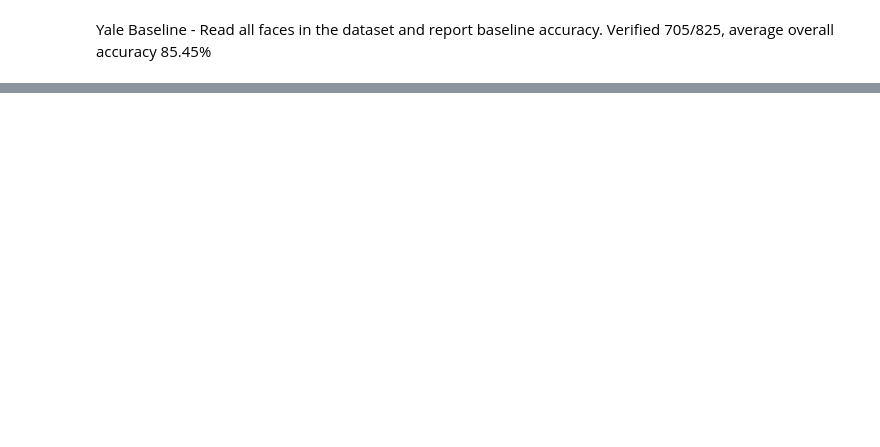
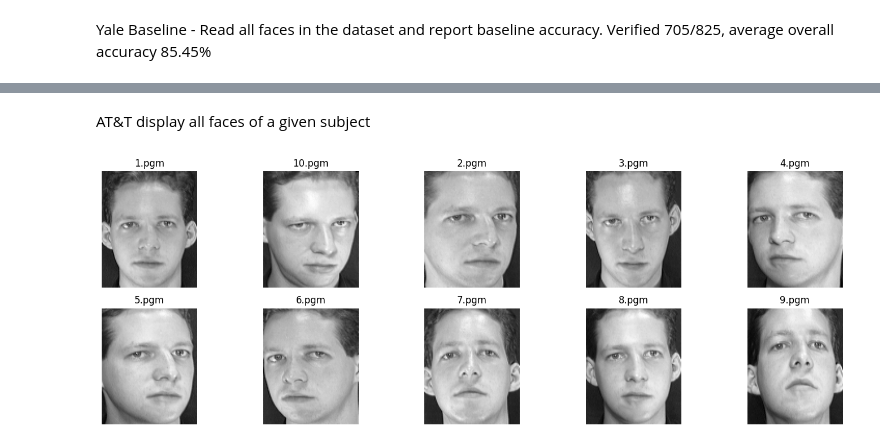
Before and after one commit to JaxenBujy/Deepface-Attack-Testing, a Jupyter notebook: deepface_test.ipynb, the cells around one changed output, grey strips where cells are left out. Saved outputs shown, nothing was run; the diff lists cells and outputs as text; code cells hidden in the pictures; blank space fills up the shorter version.

Commit message:
added face display per subject for both dbs

```diff
--- a/deepface_test.ipynb
+++ b/deepface_test.ipynb
@@ -167,0 +118,24 @@ Average Accuracy: 85.45%
+# %% [markdown]
+AT&T display all faces of a given subject
+# %%
+import os
+import cv2
+import matplotlib.pyplot as plt
+
+folder = "attdb/s1"
+images = sorted(os.listdir(folder))
+
+plt.figure(figsize=(15, 5))
+
+for i, filename in enumerate(images):
+    img = cv2.imread(os.path.join(folder, filename), cv2.IMREAD_GRAYSCALE)
+
+    plt.subplot(2, 5, i + 1)
+    plt.imshow(img, cmap="gray")
+    plt.title(filename)
+    plt.axis("off")
+
+plt.tight_layout()
+plt.show()
+# %% [output]
+[figure, added]
```
Also changed, not shown: parts of 5 cells of this notebook.
